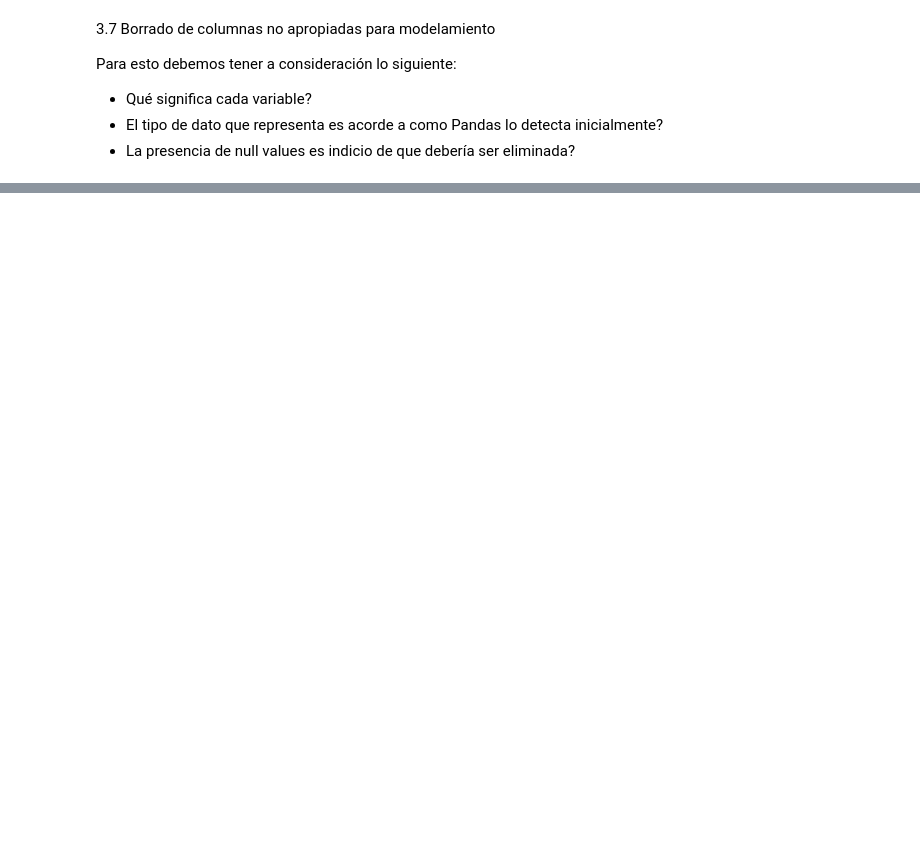
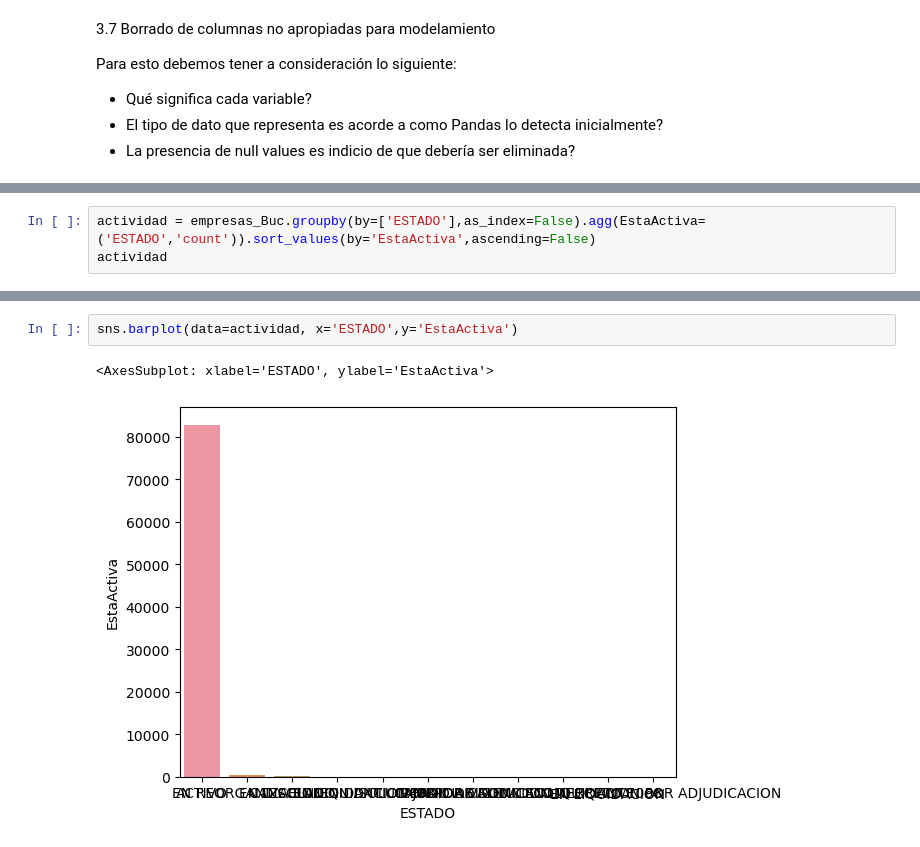
Before and after one commit to adrianferu/empresasCamaraComercioBucaramanga, a Jupyter notebook: camarasComercio.ipynb, the cells around one changed output, grey strips where cells are left out. Saved outputs shown, nothing was run; the diff lists cells and outputs as text; blank space fills up the shorter version.

```diff
--- a/camarasComercio.ipynb
+++ b/camarasComercio.ipynb
@@ -94,0 +167,3 @@ duplicated
+# %%
+actividad = empresas_Buc.groupby(by=['ESTADO'],as_index=False).agg(EstaActiva=('ESTADO','count')).sort_values(by='EstaActiva',ascending=False)
+actividad
@@ -94,0 +183,5 @@ duplicated
+# %%
+sns.barplot(data=actividad, x='ESTADO',y='EstaActiva')
+# %% [output]
+<AxesSubplot: xlabel='ESTADO', ylabel='EstaActiva'>
+[figure, added]
```
Also changed, not shown: parts of 10 cells of this notebook.
